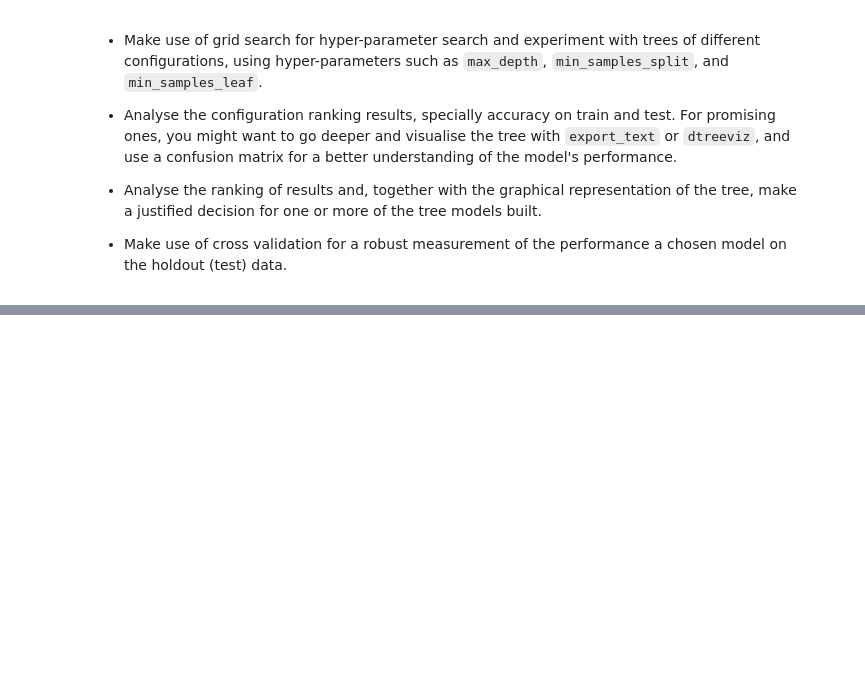
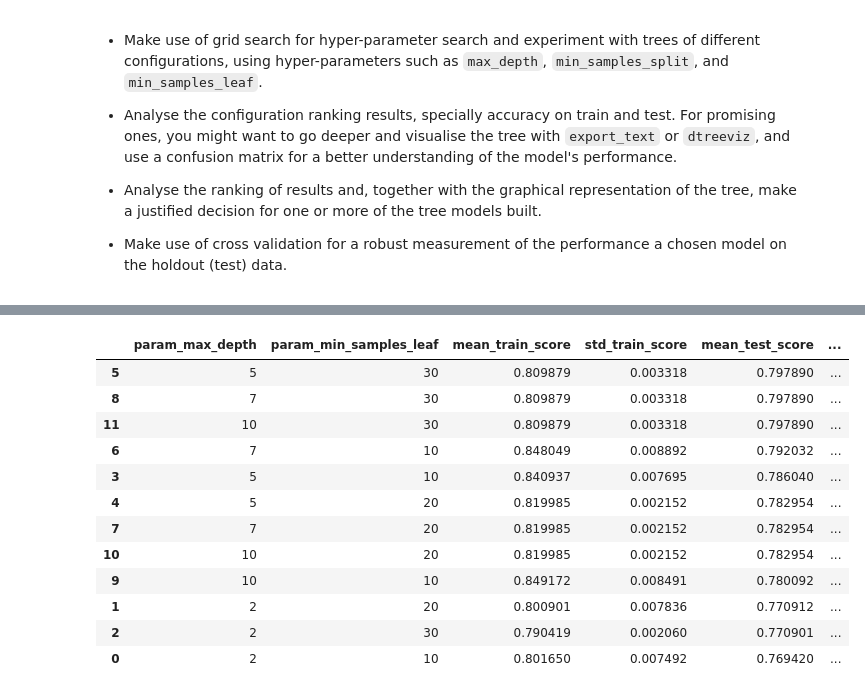
Before and after one commit to Raj-Gopika/ML_Models, a Jupyter notebook: mlc_2425_w5_cv_grid_search_lab.ipynb, the cells around one changed output, grey strips where cells are left out. Cells and saved outputs as stored; diff of their text form; code cells hidden in the pictures; blank space fills up the shorter version.

```diff
--- a/mlc_2425_w5_cv_grid_search_lab.ipynb
+++ b/mlc_2425_w5_cv_grid_search_lab.ipynb
@@ -120,0 +175,2 @@ dtviz.view(scale=1.5, fontname='sans-serif')
+# %%
+gs_df = pd.DataFrame(gs_results.cv_results_)
@@ -120,0 +194,19 @@ dtviz.view(scale=1.5, fontname='sans-serif')
+# %%
+gs_df_sh = gs_df[[
+    'param_max_depth', 'param_min_samples_leaf', 'mean_train_score', 'std_train_score',
+    'mean_test_score','std_test_score','rank_test_score']].sort_values('rank_test_score')
+gs_df_sh
+# %% [output]
+|  | param_max_depth | param_min_samples_leaf | mean_train_score | std_train_score | mean_test_score | ... |
+| 5 | 5 | 30 | 0.809879 | 0.003318 | 0.797890 | ... |
+| 8 | 7 | 30 | 0.809879 | 0.003318 | 0.797890 | ... |
+| 11 | 10 | 30 | 0.809879 | 0.003318 | 0.797890 | ... |
+| 6 | 7 | 10 | 0.848049 | 0.008892 | 0.792032 | ... |
+| 3 | 5 | 10 | 0.840937 | 0.007695 | 0.786040 | ... |
+| 4 | 5 | 20 | 0.819985 | 0.002152 | 0.782954 | ... |
+| 7 | 7 | 20 | 0.819985 | 0.002152 | 0.782954 | ... |
+| 10 | 10 | 20 | 0.819985 | 0.002152 | 0.782954 | ... |
+| 9 | 10 | 10 | 0.849172 | 0.008491 | 0.780092 | ... |
+| 1 | 2 | 20 | 0.800901 | 0.007836 | 0.770912 | ... |
+| 2 | 2 | 30 | 0.790419 | 0.002060 | 0.770901 | ... |
+| 0 | 2 | 10 | 0.801650 | 0.007492 | 0.769420 | ... |
```
Also changed, not shown: parts of 18 cells of this notebook.
